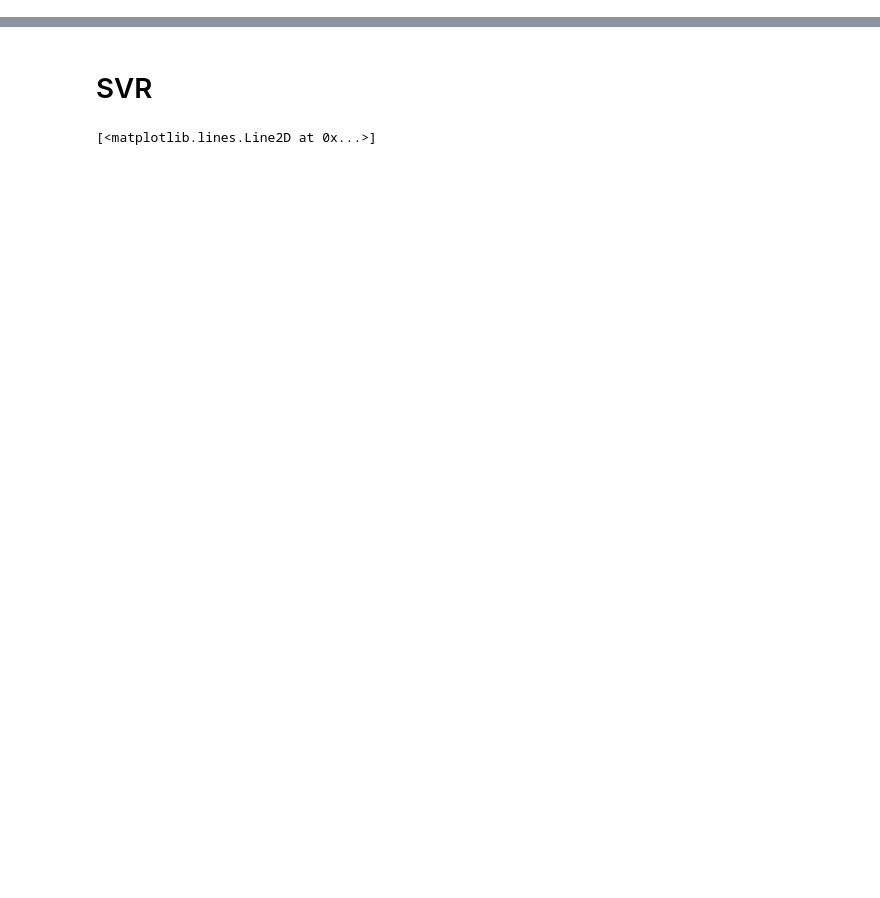
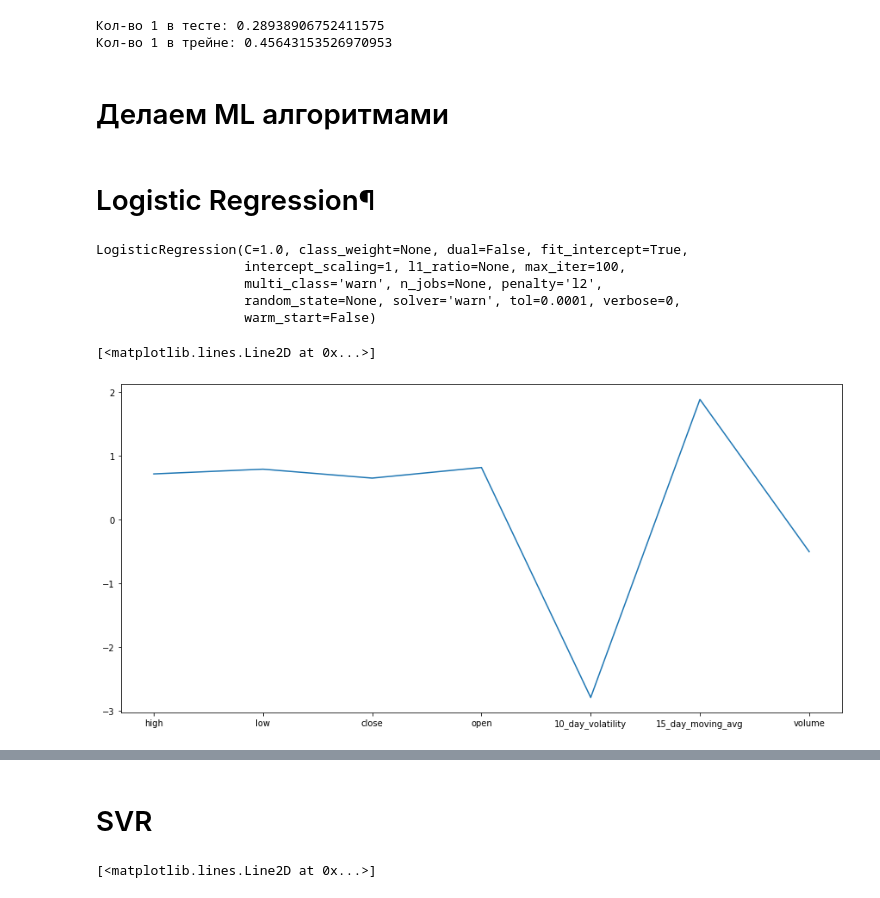
Before and after one commit to olivaPodliva/stock_prediction, a Jupyter notebook: notebooks/baseline.ipynb, the cells around one changed output, grey strips where cells are left out. Saved outputs shown, nothing was run; the diff lists cells and outputs as text; code cells hidden in the pictures; blank space fills up the shorter version.

```diff
--- a/notebooks/baseline.ipynb
+++ b/notebooks/baseline.ipynb
@@ -442,0 +514,4 @@ Accuracy:  98.1 %.
+# %%
+randomstate=np.random.rand()
+x_train, x_test, y_train, y_test = train_test_split(df_x, df_y, test_size=0.3,random_state=randomstate,shuffle=False)
+x_train_news, x_test_news, y_train, y_test = train_test_split(df_x_news, df_y, test_size=0.3,random_state=randomstate,shuffle=False)
@@ -442,0 +525,32 @@ Accuracy:  98.1 %.
+# %%
+x_train_news=MinMaxScaler().fit_transform(x_train_news)
+x_test_news=MinMaxScaler().fit_transform(x_test_news)
+x_train=MinMaxScaler().fit_transform(x_train)
+x_test=MinMaxScaler().fit_transform(x_test)
+# %%
+print('Кол-во 1 в тесте:',(y_test>0).sum()/y_test.shape[0])
+print('Кол-во 1 в трейне:',(y_train>0).sum()/y_train.shape[0])
+# %% [output]
+Кол-во 1 в тесте: 0.28938906752411575
+Кол-во 1 в трейне: 0.45643153526970953
+# %% [markdown]
+# Делаем ML алгоритмами
+# %% [markdown]
+# Logistic Regression¶
+# %%
+reg = LogisticRegression()
+reg.fit(x_train, y_train)
+reg_news = LogisticRegression()
+reg_news.fit(x_train_news, y_train)
+# %% [output]
+LogisticRegression(C=1.0, class_weight=None, dual=False, fit_intercept=True,
+                   intercept_scaling=1, l1_ratio=None, max_iter=100,
+                   multi_class='warn', n_jobs=None, penalty='l2',
+                   random_state=None, solver='warn', tol=0.0001, verbose=0,
+                   warm_start=False)
+# %%
+plt.figure(figsize=(15,7))
+plt.plot(df_x.columns,reg.coef_[0])
+# %% [output]
+[<matplotlib.lines.Line2D at 0x...>]
+[figure, added]
```
Also changed, not shown: parts of 150 cells of this notebook.
